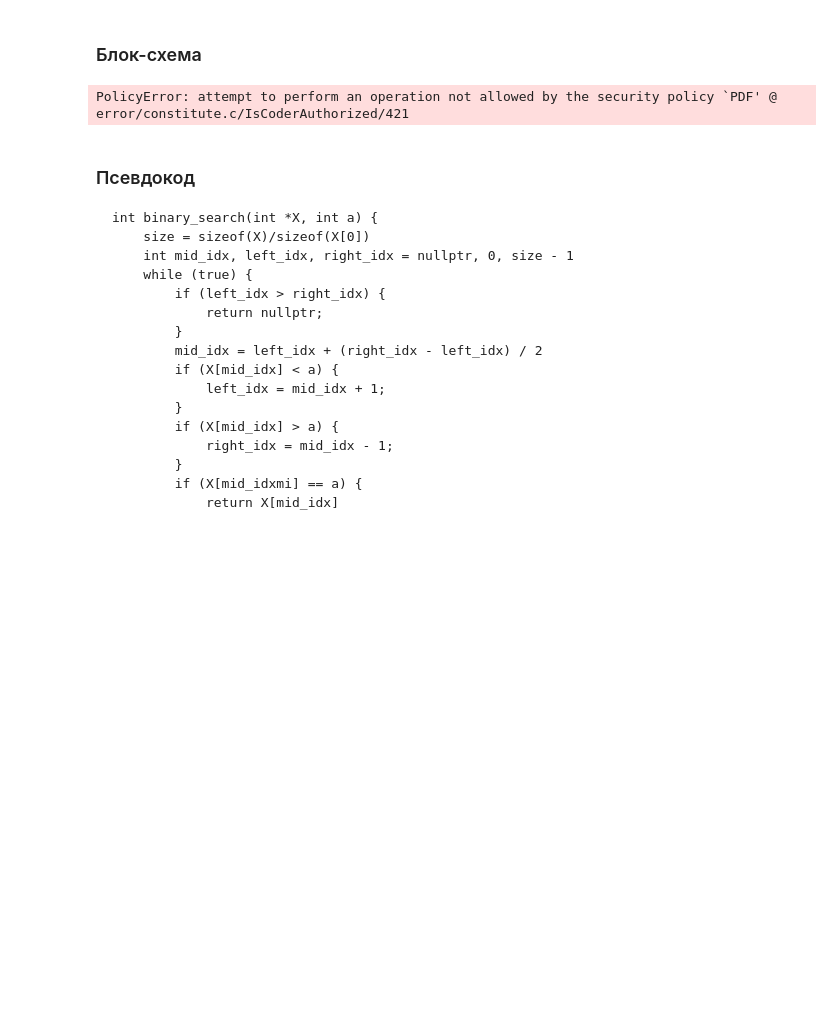
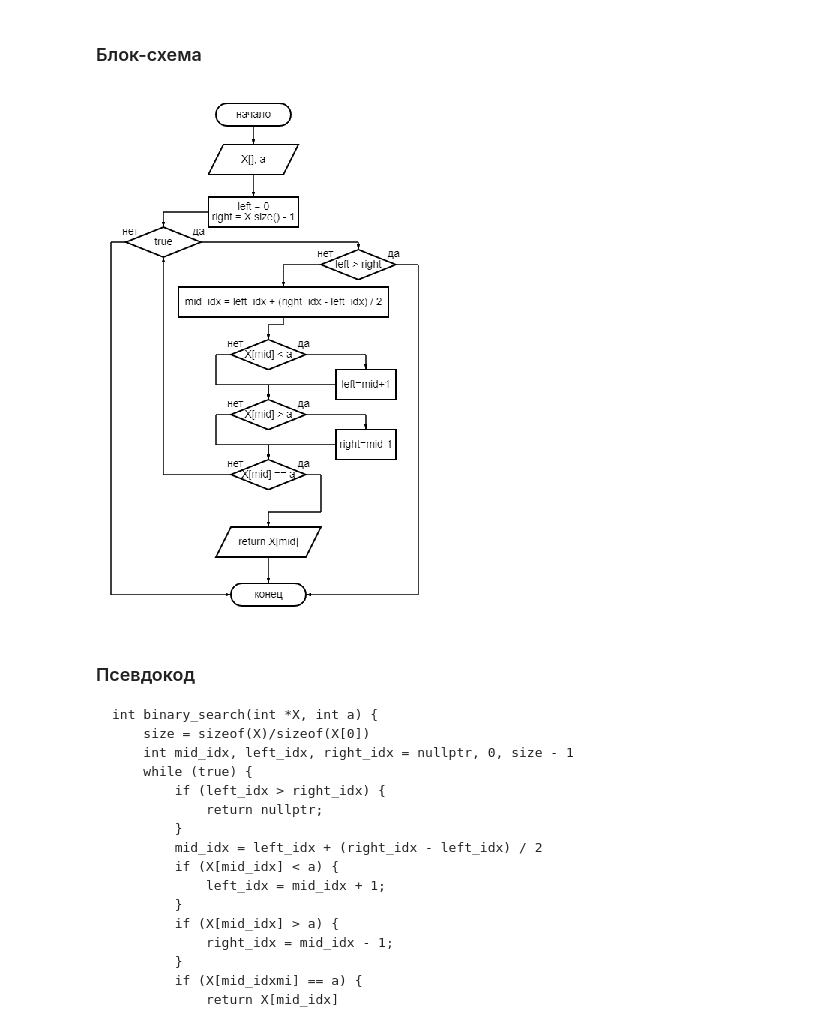
Before and after one commit to askras/ads, a Jupyter notebook: lab/lab02/lab02_06/Bolsedvorskii.ipynb, the cells around one changed output. Saved outputs shown, nothing was run; the diff lists cells and outputs as text; code cells hidden in the pictures; blank space fills up the shorter version.

```diff
--- a/lab/lab02/lab02_06/Bolsedvorskii.ipynb
+++ b/lab/lab02/lab02_06/Bolsedvorskii.ipynb
@@ -15,10 +15,10 @@ from typing import List
 ### Блок-схема
 # %%
 from wand.image import Image as WImage
-img = WImage(filename='./diagram.pdf')
+img = WImage(filename='diagram.pdf')
 img
 # %% [output]
-PolicyError: attempt to perform an operation not allowed by the security policy `PDF' @ error/constitute.c/IsCoderAuthorized/421
+[figure, added]
 # %% [markdown]
 ### Псевдокод
 
```
Also changed, not shown: parts of 7 cells of this notebook, 2 other files.
